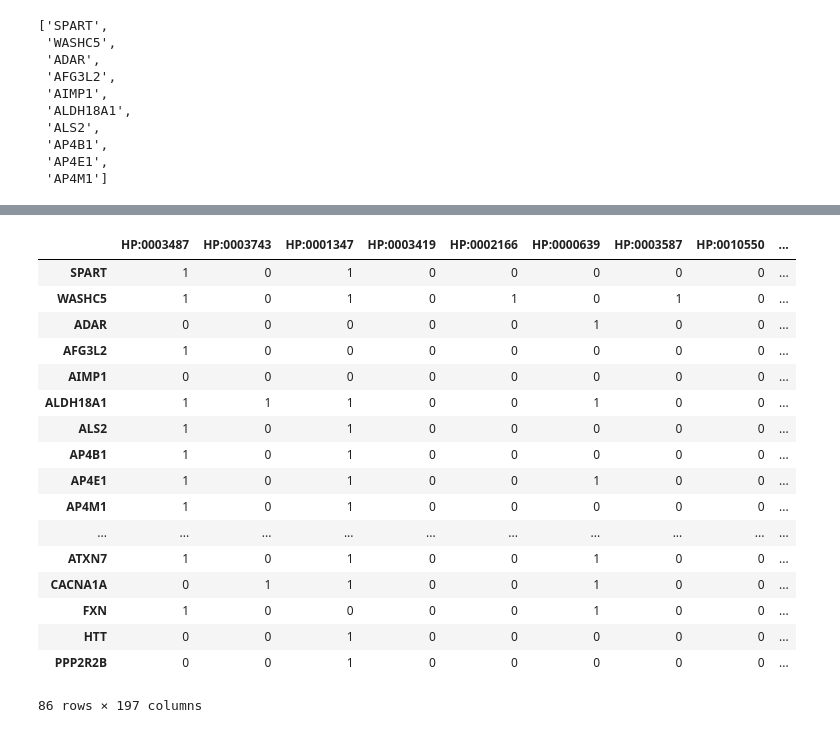
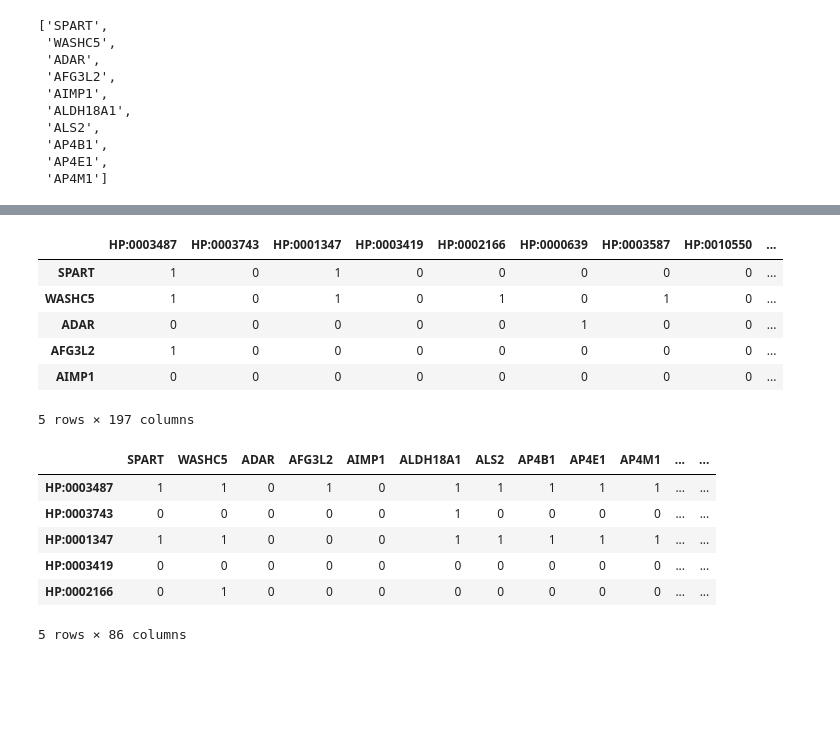
Before and after one commit to theocole/wsmm-groupwork, a Jupyter notebook: hpo_term_analysis.ipynb, the cells around one changed output, grey strips where cells are left out. Cells and saved outputs as stored; diff of their text form; code cells hidden in the pictures; blank space fills up the shorter version.

```diff
--- a/hpo_term_analysis.ipynb
+++ b/hpo_term_analysis.ipynb
@@ -111,23 +102,23 @@ for row in gene_phenotype_matrix.iterrows():
             # barf!
             raise Error
 # %%
-gene_phenotype_matrix
+gene_phenotype_matrix.head()
 # %% [output]
 |  | HP:0003487 | HP:0003743 | HP:0001347 | HP:0003419 | HP:0002166 | HP:0000639 | HP:0003587 | HP:0010550 | ... |
 | SPART | 1 | 0 | 1 | 0 | 0 | 0 | 0 | 0 | ... |
 | WASHC5 | 1 | 0 | 1 | 0 | 1 | 0 | 1 | 0 | ... |
 | ADAR | 0 | 0 | 0 | 0 | 0 | 1 | 0 | 0 | ... |
 | AFG3L2 | 1 | 0 | 0 | 0 | 0 | 0 | 0 | 0 | ... |
 | AIMP1 | 0 | 0 | 0 | 0 | 0 | 0 | 0 | 0 | ... |
-| ALDH18A1 | 1 | 1 | 1 | 0 | 0 | 1 | 0 | 0 | ... |
-| ALS2 | 1 | 0 | 1 | 0 | 0 | 0 | 0 | 0 | ... |
-| AP4B1 | 1 | 0 | 1 | 0 | 0 | 0 | 0 | 0 | ... |
-| AP4E1 | 1 | 0 | 1 | 0 | 0 | 1 | 0 | 0 | ... |
-| AP4M1 | 1 | 0 | 1 | 0 | 0 | 0 | 0 | 0 | ... |
-| ... | ... | ... | ... | ... | ... | ... | ... | ... | ... |
-| ATXN7 | 1 | 0 | 1 | 0 | 0 | 1 | 0 | 0 | ... |
-| CACNA1A | 0 | 1 | 1 | 0 | 0 | 1 | 0 | 0 | ... |
-| FXN | 1 | 0 | 0 | 0 | 0 | 1 | 0 | 0 | ... |
-| HTT | 0 | 0 | 1 | 0 | 0 | 0 | 0 | 0 | ... |
-| PPP2R2B | 0 | 0 | 1 | 0 | 0 | 0 | 0 | 0 | ... |
-86 rows × 197 columns
+5 rows × 197 columns
+# %%
+t_gene_phenotype_matrix = gene_phenotype_matrix.transpose()
+t_gene_phenotype_matrix.head()
+# %% [output]
+|  | SPART | WASHC5 | ADAR | AFG3L2 | AIMP1 | ALDH18A1 | ALS2 | AP4B1 | AP4E1 | AP4M1 | ... | ... |
+| HP:0003487 | 1 | 1 | 0 | 1 | 0 | 1 | 1 | 1 | 1 | 1 | ... | ... |
+| HP:0003743 | 0 | 0 | 0 | 0 | 0 | 1 | 0 | 0 | 0 | 0 | ... | ... |
+| HP:0001347 | 1 | 1 | 0 | 0 | 0 | 1 | 1 | 1 | 1 | 1 | ... | ... |
+| HP:0003419 | 0 | 0 | 0 | 0 | 0 | 0 | 0 | 0 | 0 | 0 | ... | ... |
+| HP:0002166 | 0 | 1 | 0 | 0 | 0 | 0 | 0 | 0 | 0 | 0 | ... | ... |
+5 rows × 86 columns
```
Also changed, not shown: parts of 4 cells of this notebook.
